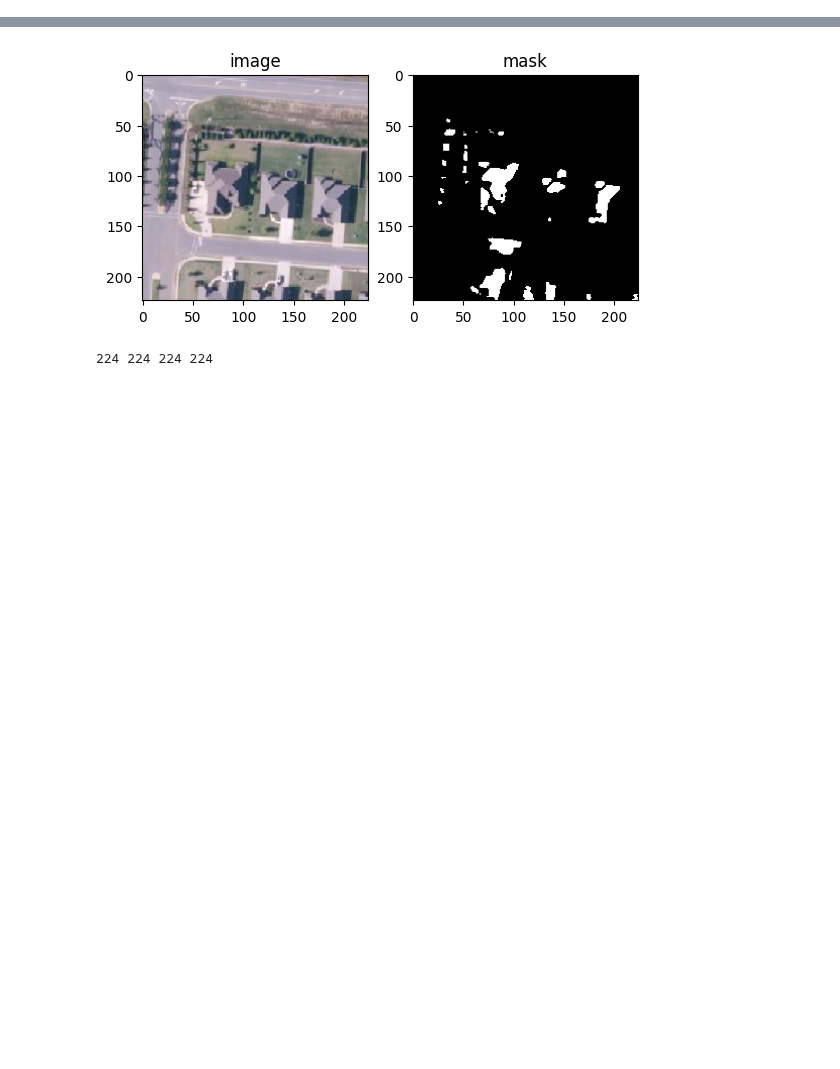
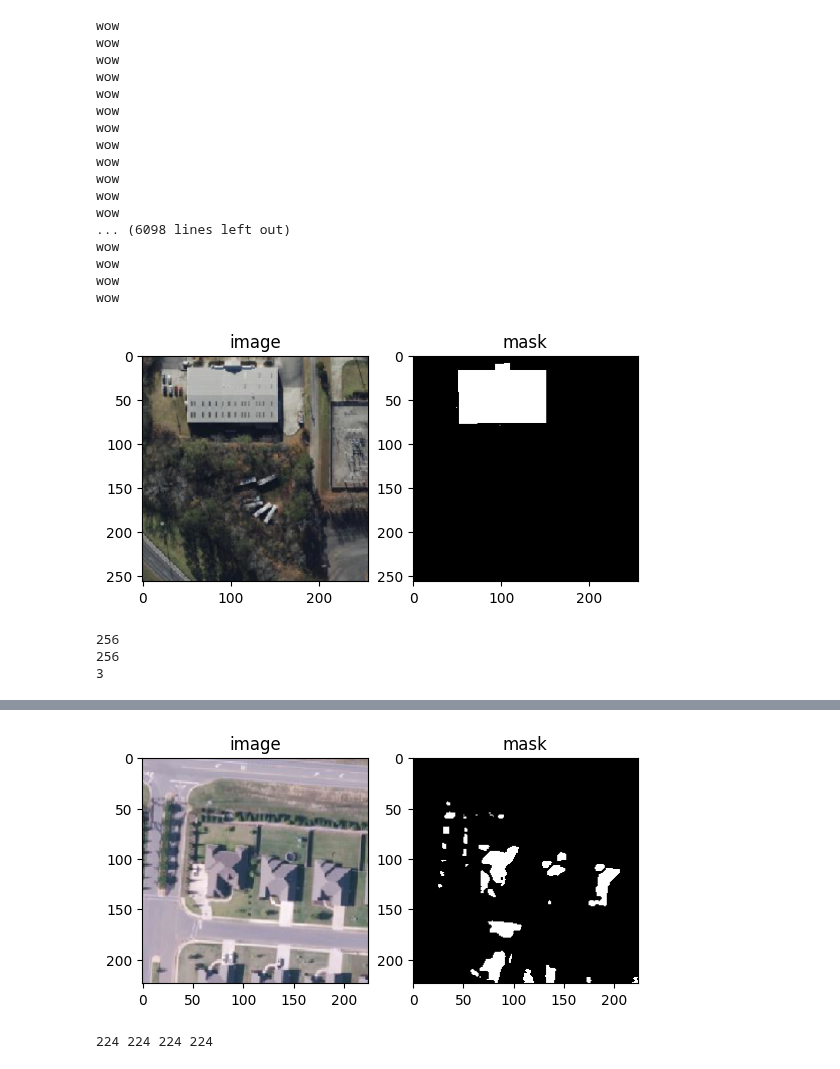
Before and after one commit to leadawon/building_segmentation_dgdr, a Jupyter notebook: dacondawon/help_codes/csv_visualizer.ipynb, the cells around one changed output, grey strips where cells are left out. Cells and saved outputs as stored; diff of their text form; code cells hidden in the pictures; blank space fills up the shorter version.

```diff
--- a/dacondawon/help_codes/csv_visualizer.ipynb
+++ b/dacondawon/help_codes/csv_visualizer.ipynb
@@ -103,6 +103,51 @@ class TV_SatelliteDataset(Dataset):
             mask = augmented['mask']
 
         return image, mask
+# %%
+search_idx = 0
+traindata = cv2.imread('../split_data/train_img/0_1.png')
+image = cv2.cvtColor(traindata , cv2.COLOR_BGR2RGB)
+traindata = cv2.imread('../split_data/train_mask/0_1.png')
+mask = cv2.cvtColor(traindata , cv2.COLOR_BGR2RGB)
+
+for i in mask:
+    for j,v in enumerate(i):
+        if v.all() == 1:
+            i[j] = 255
+            print("wow")
+
+plt.subplot(1, 2, 1)
+plt.imshow(image)
+plt.title("image")
+plt.subplot(1, 2, 2)
+plt.imshow(mask, cmap='gray')
+plt.title("mask")
+plt.show()
+print(len(mask))
+print(len(mask[0]))
+print(len(mask[0][0]))
+# %% [output]
+wow
+wow
+wow
+wow
+wow
+wow
+wow
+wow
+wow
+wow
+wow
+wow
+... (6098 lines left out)
+wow
+wow
+wow
+wow
+[figure, added]
+256
+256
+3
 # %%
 search_idx = 0
 traindata = pd.read_csv('../data/train.csv')
```
Also changed, not shown: parts of 2 cells of this notebook, 12 other files.
